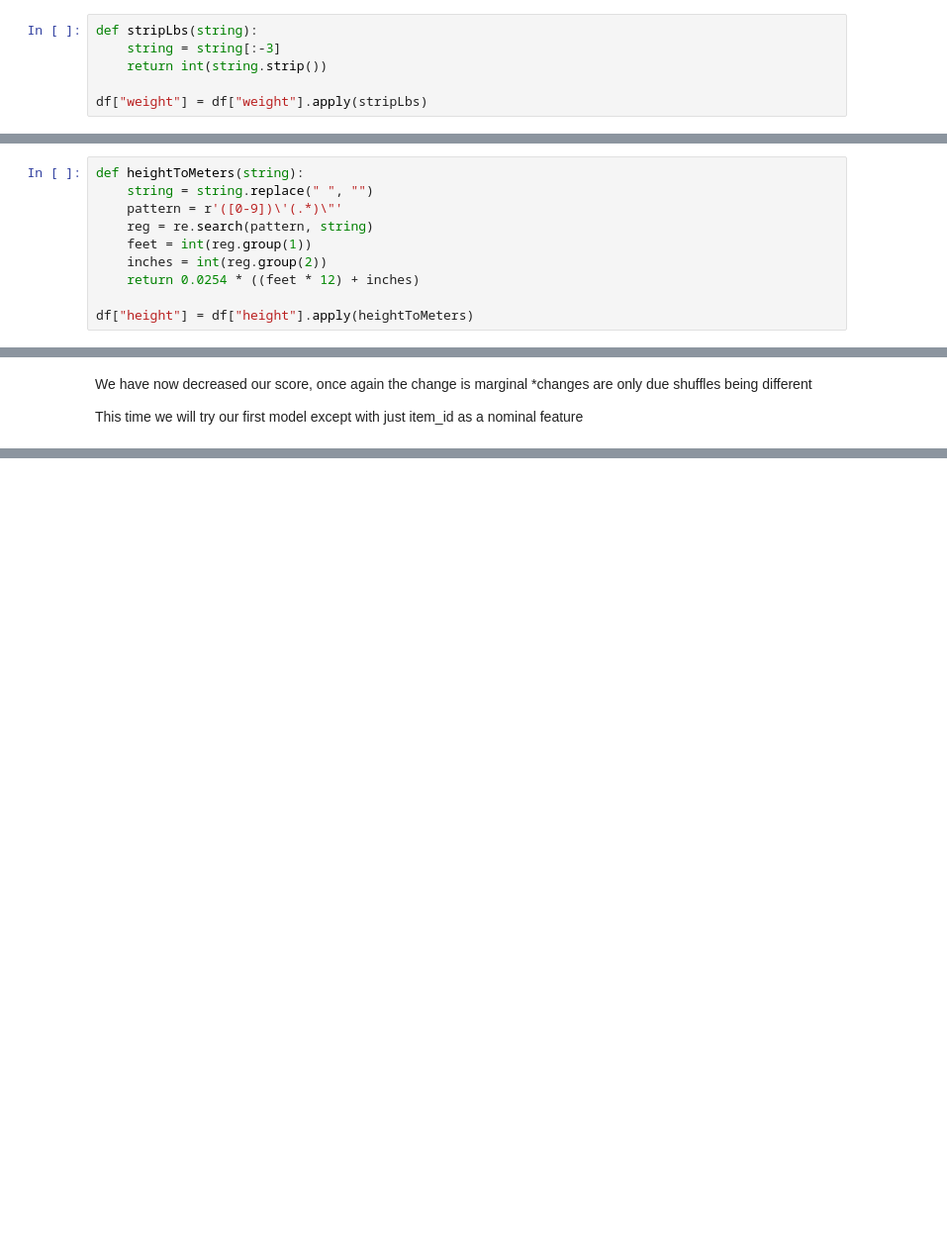
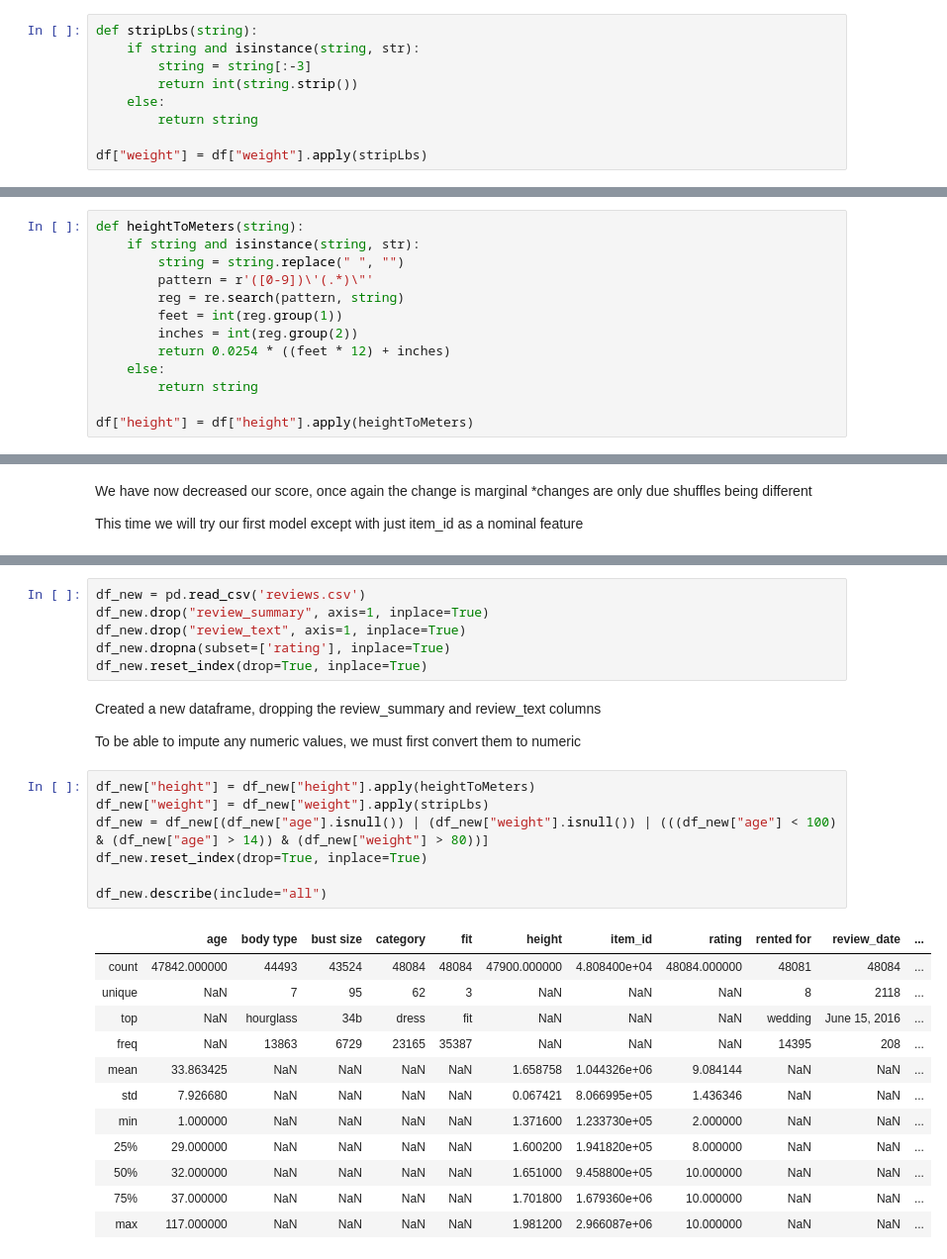
Before and after one commit to olanmccarthy/ai1_ca, a Jupyter notebook: ass1.ipynb, the cells around one changed output, grey strips where cells are left out. Shown: that part at 99% size. Saved outputs shown, nothing was run; the diff lists cells and outputs as text; blank space fills up the shorter version.

Commit message:
created beta model where NaN values are imputed
also created function that will produce clean dataframes for us

```diff
--- a/ass1.ipynb
+++ b/ass1.ipynb
@@ -242,8 +241,11 @@ array(['140lbs', '128lbs', '132lbs', '125lbs', '150lbs', '110lbs',
 weight must be changed to an integer
 # %%
 def stripLbs(string):
-    string = string[:-3]
-    return int(string.strip())
+    if string and isinstance(string, str):
+        string = string[:-3]
+        return int(string.strip())
+    else:
+        return string
 
 df["weight"] = df["weight"].apply(stripLbs)
 # %%
@@ -263,12 +265,15 @@ df.describe(include="all") #someone is only 50 pounds??
 | max | 117.000000 | NaN | NaN | NaN | NaN | NaN | 2.966087e+06 | 10.000000 | NaN | NaN | ... |
 # %%
 def heightToMeters(string):
-    string = string.replace(" ", "")
-    pattern = r'([0-9])\'(.*)\"'
-    reg = re.search(pattern, string)
-    feet = int(reg.group(1))
-    inches = int(reg.group(2))
-    return 0.0254 * ((feet * 12) + inches)
+    if string and isinstance(string, str):
+        string = string.replace(" ", "")
+        pattern = r'([0-9])\'(.*)\"'
+        reg = re.search(pattern, string)
+        feet = int(reg.group(1))
+        inches = int(reg.group(2))
+        return 0.0254 * ((feet * 12) + inches)
+    else:
+        return string
 
 df["height"] = df["height"].apply(heightToMeters)
 # %%
@@ -454,0 +462,30 @@ This implies that I must change my dataset some more
+# %%
+df_new = pd.read_csv('reviews.csv')
+df_new.drop("review_summary", axis=1, inplace=True)
+df_new.drop("review_text", axis=1, inplace=True)
+df_new.dropna(subset=['rating'], inplace=True)
+df_new.reset_index(drop=True, inplace=True)
+# %% [markdown]
+Created a new dataframe, dropping the review_summary and review_text columns
+
+To be able to impute any numeric values, we must first convert them to numeric
+# %%
+df_new["height"] = df_new["height"].apply(heightToMeters)
+df_new["weight"] = df_new["weight"].apply(stripLbs)
+df_new = df_new[(df_new["age"].isnull()) | (df_new["weight"].isnull()) | (((df_new["age"] < 100) & (df_new["age"] > 14)) & (df_new["weight"] > 80))]
+df_new.reset_index(drop=True, inplace=True)
+
+df_new.describe(include="all")
+# %% [output]
+|  | age | body type | bust size | category | fit | height | item_id | rating | rented for | review_date | ... |
+| count | 47842.000000 | 44493 | 43524 | 48084 | 48084 | 47900.000000 | 4.808400e+04 | 48084.000000 | 48081 | 48084 | ... |
+| unique | NaN | 7 | 95 | 62 | 3 | NaN | NaN | NaN | 8 | 2118 | ... |
+| top | NaN | hourglass | 34b | dress | fit | NaN | NaN | NaN | wedding | June 15, 2016 | ... |
+| freq | NaN | 13863 | 6729 | 23165 | 35387 | NaN | NaN | NaN | 14395 | 208 | ... |
+| mean | 33.863425 | NaN | NaN | NaN | NaN | 1.658758 | 1.044326e+06 | 9.084144 | NaN | NaN | ... |
+| std | 7.926680 | NaN | NaN | NaN | NaN | 0.067421 | 8.066995e+05 | 1.436346 | NaN | NaN | ... |
+| min | 1.000000 | NaN | NaN | NaN | NaN | 1.371600 | 1.233730e+05 | 2.000000 | NaN | NaN | ... |
+| 25% | 29.000000 | NaN | NaN | NaN | NaN | 1.600200 | 1.941820e+05 | 8.000000 | NaN | NaN | ... |
+| 50% | 32.000000 | NaN | NaN | NaN | NaN | 1.651000 | 9.458800e+05 | 10.000000 | NaN | NaN | ... |
+| 75% | 37.000000 | NaN | NaN | NaN | NaN | 1.701800 | 1.679360e+06 | 10.000000 | NaN | NaN | ... |
+| max | 117.000000 | NaN | NaN | NaN | NaN | 1.981200 | 2.966087e+06 | 10.000000 | NaN | NaN | ... |
```
Also changed, not shown: parts of 12 cells of this notebook.
